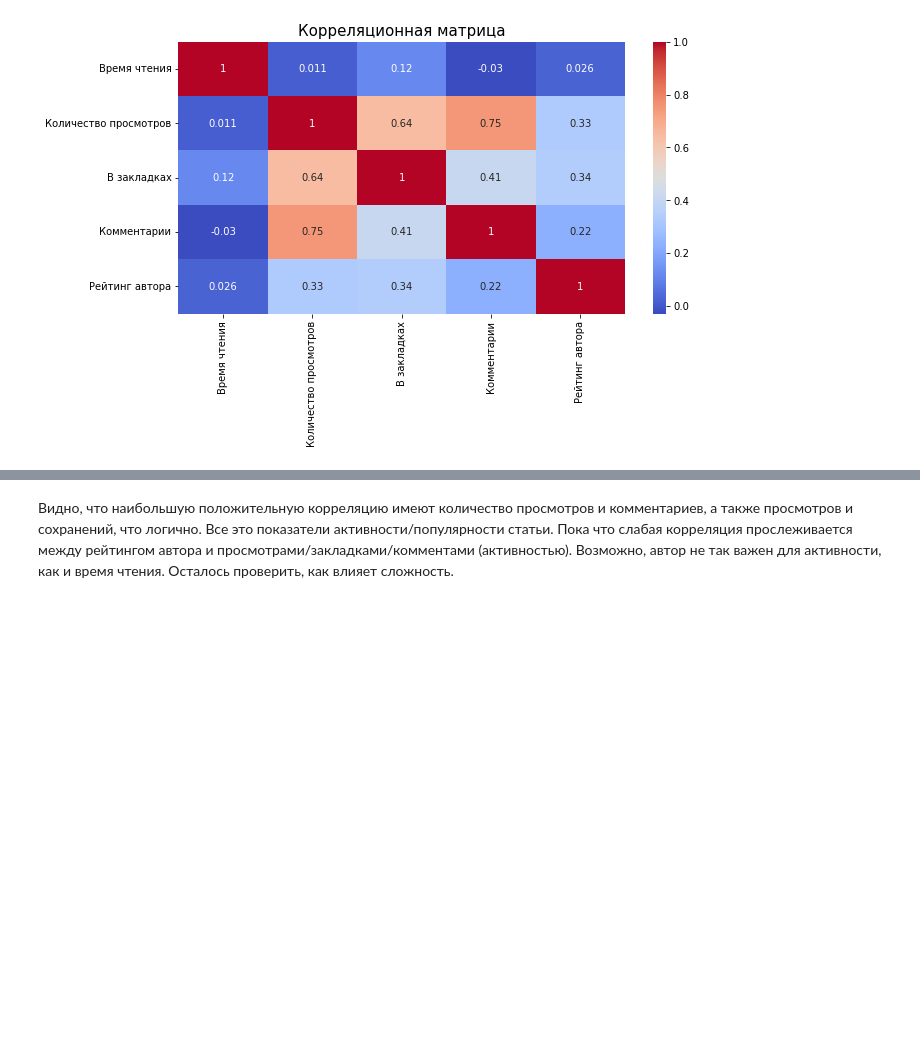
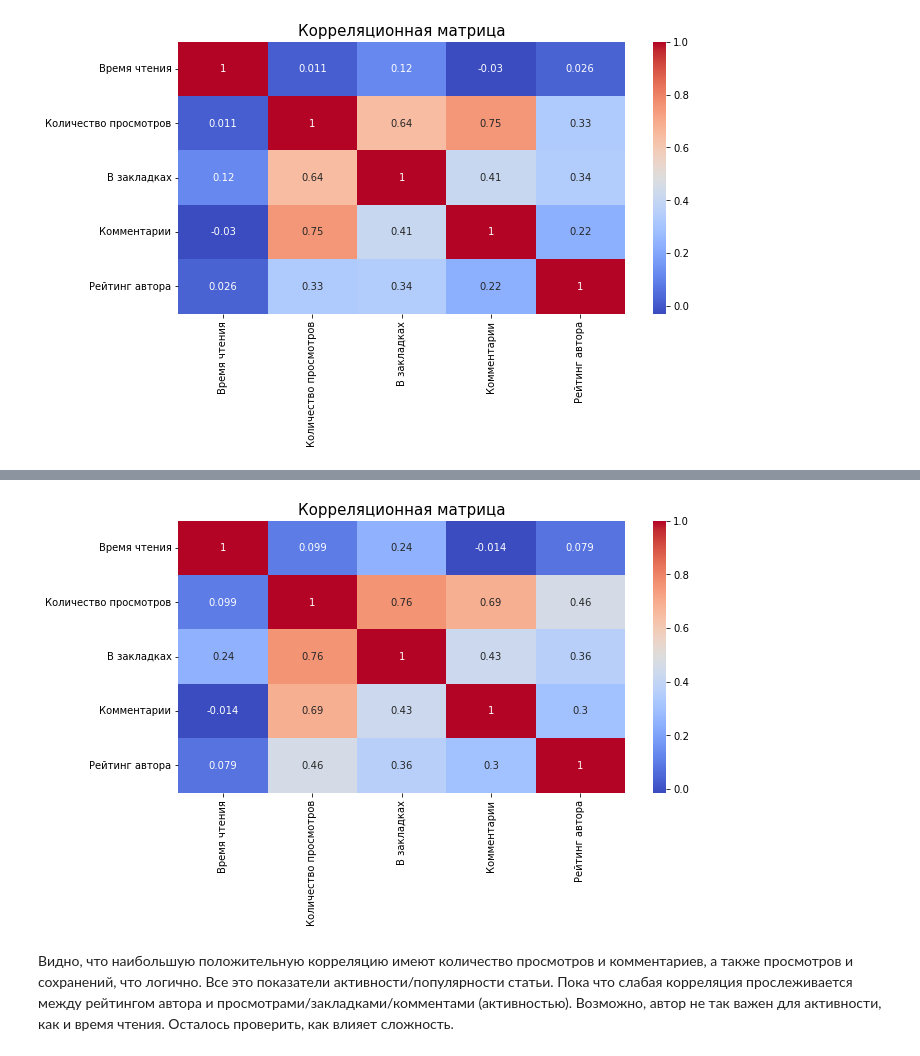
Before and after one commit to IrinaKhrisanfova/genii_pythona, a Jupyter notebook: EDA_vis.ipynb, the cells around one changed output, grey strips where cells are left out. Cells and saved outputs as stored; diff of their text form; code cells hidden in the pictures; blank space fills up the shorter version.

```diff
--- a/EDA_vis.ipynb
+++ b/EDA_vis.ipynb
@@ -163,2 +205,6 @@ plt.show()
 # %% [markdown]
 Наглядно узнаем и сравним численные значения корреляций, а также выясним, какие переменные имеют сильную корреляцию, с помощью HeatMap
+# %%
+colnames = df.dtypes[df.dtypes != 'object'].index.values
+print(colnames)
+df[colnames].corr(method='pearson')
@@ -172,0 +230,3 @@ corrvis = sns.heatmap(corr, annot=True, cmap='coolwarm')
+# %%
+df_log = df[colnames].apply(lambda x: np.log(x + 1))
+df_log.head()
@@ -173,3 +240,11 @@ corrvis = sns.heatmap(corr, annot=True, cmap='coolwarm')
+# %%
+corr_l = df_log.corr()
+
+plt.figure(figsize=(10,5))
+plt.title('Корреляционная матрица', fontsize=15)
+corrvis = sns.heatmap(corr_l, annot=True, cmap='coolwarm')
+# %% [output]
+[figure, added]
 # %% [markdown]
 Видно, что наибольшую положительную корреляцию имеют количество просмотров и комментариев, а также просмотров и сохранений, что логично. Все это показатели активности/популярности статьи. Пока что слабая корреляция прослеживается между рейтингом автора и просмотрами/закладками/комментами (активностью). Возможно, автор не так важен для активности, как и время чтения. Осталось проверить, как влияет сложность.
 # %% [markdown]
```
Also changed, not shown: parts of 15 cells of this notebook.
